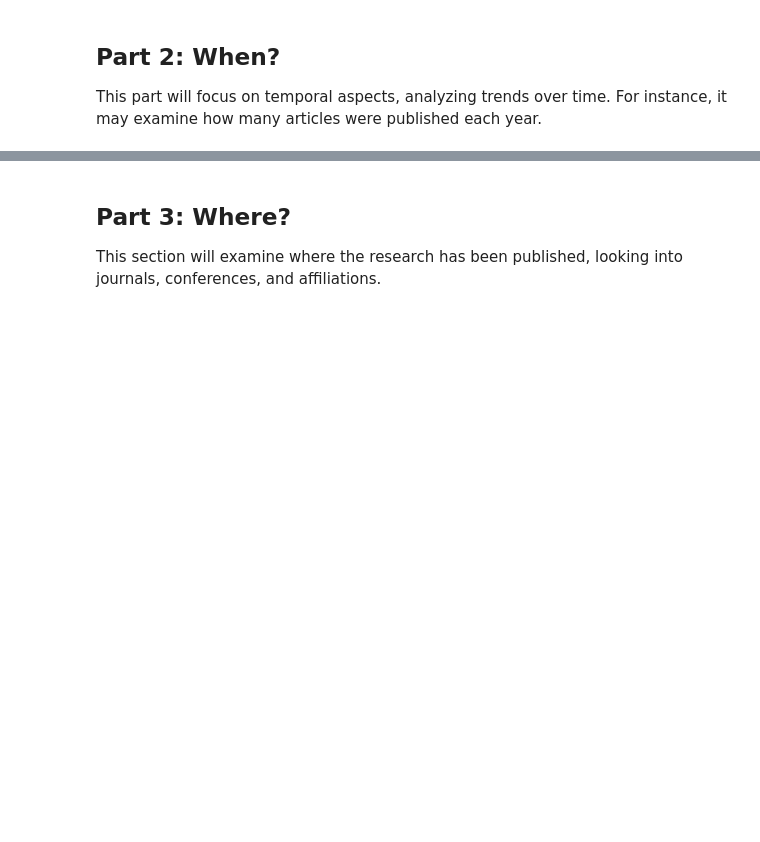
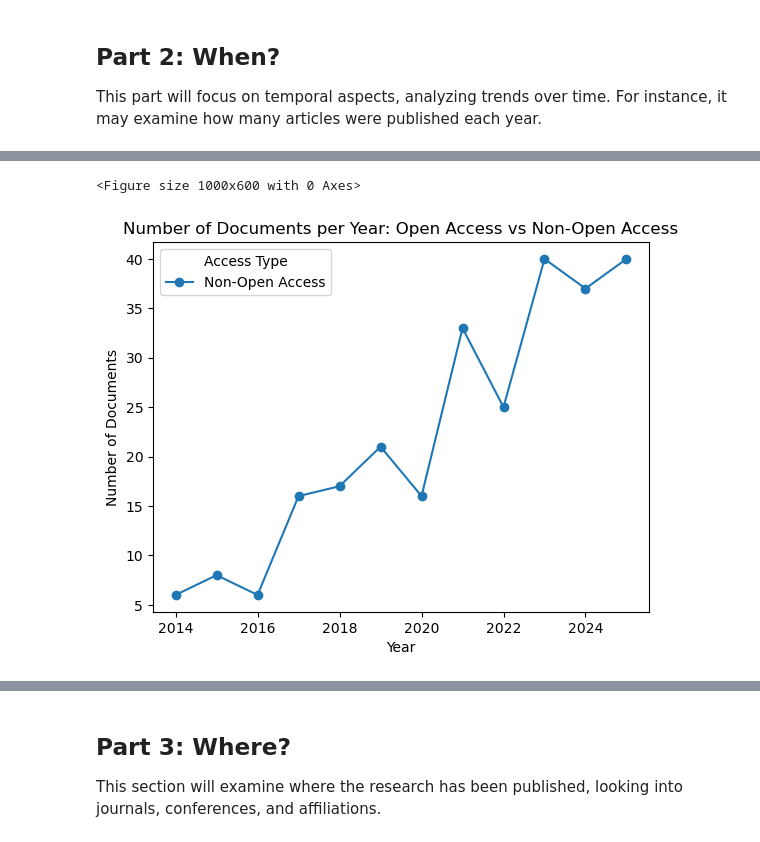
Before and after one commit to paulorlb/projICD, a Jupyter notebook: notebooks/ICD2526_N01_BibliometricBasics.ipynb, the cells around one changed output, grey strips where cells are left out. Cells and saved outputs as stored; diff of their text form; code cells hidden in the pictures; blank space fills up the shorter version.

```diff
--- a/notebooks/ICD2526_N01_BibliometricBasics.ipynb
+++ b/notebooks/ICD2526_N01_BibliometricBasics.ipynb
@@ -378,16 +632,19 @@ print(df['Open Access'].unique())
 # %%
 # Create a binary column to indicate open access status
-df['Is Open Access'] = df['Open Access'].str.contains("all open access", na=False)
+dfScopus['Is Open Access'] = dfScopus['Open Access'].str.contains("all open access", na=False)
 
 # Group by 'Year' and 'Is Open Access', then count the number of documents
-documents_by_access = df.groupby(['Year', 'Is Open Access']).size().unstack(fill_value=0)
+documents_by_access = dfScopus.groupby(['Year', 'Is Open Access']).size().unstack(fill_value=0)
 
 # Plot quantity of documents per year for open and non-open access
 plt.figure(figsize=(10, 6))
 documents_by_access.plot(kind='line', marker='o', title='Number of Documents per Year: Open Access vs Non-Open Access')
 plt.xlabel("Year")
 plt.ylabel("Number of Documents")
 plt.legend(["Non-Open Access", "Open Access"], title="Access Type")
 plt.show()
+# %% [output]
+<Figure size 1000x600 with 0 Axes>
+[figure, added]
 # %%
 # Create a binary column to indicate open access status
```
Also changed, not shown: parts of 33 cells of this notebook, 3 other files.
